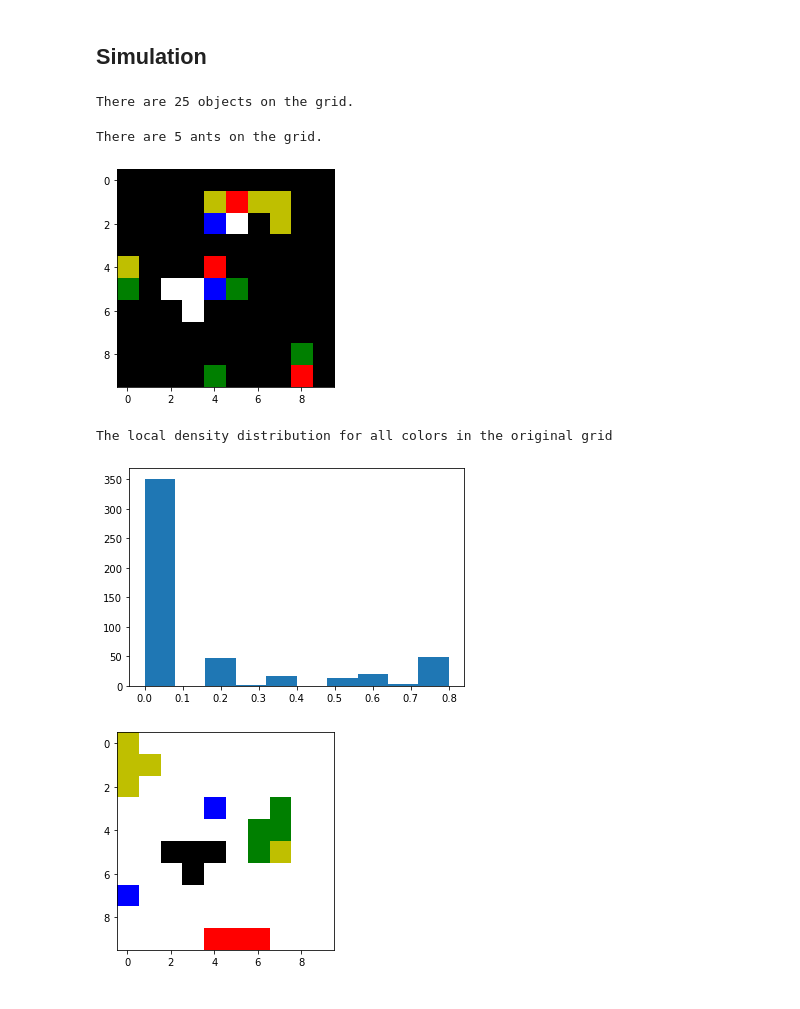
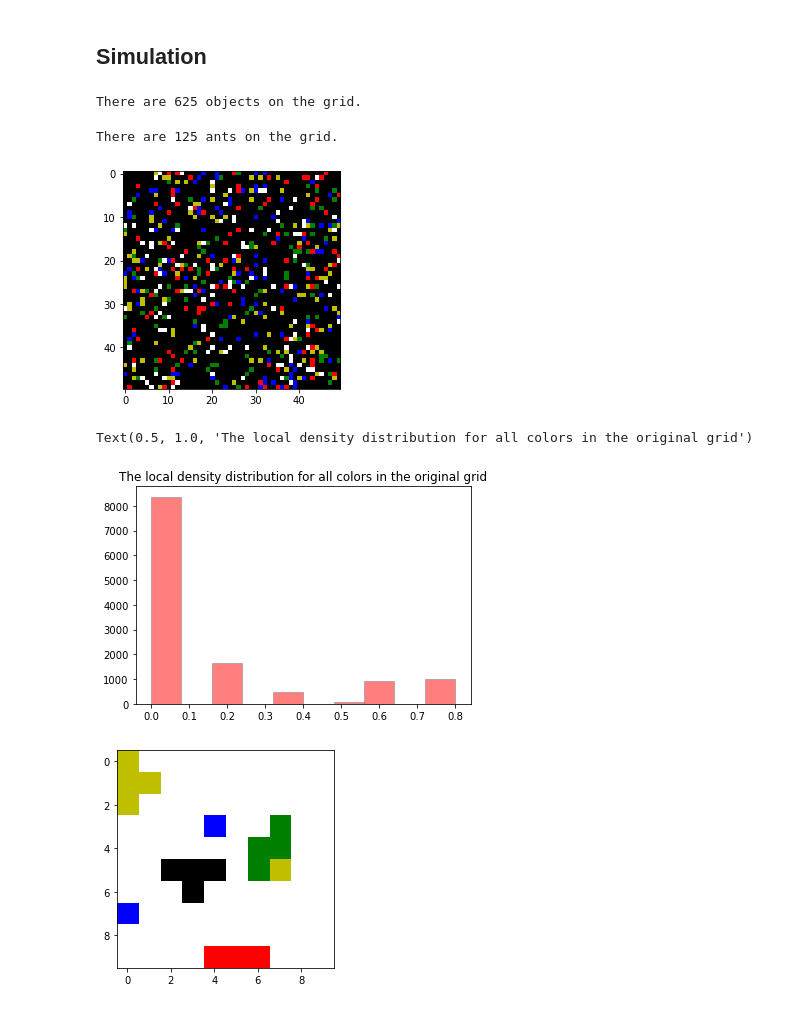
Before and after one commit to yvlaere/ant_sorting, a Jupyter notebook: ant_sorting.ipynb, the cells around one changed output. Cells and saved outputs as stored; diff of their text form; code cells hidden in the pictures.

```diff
--- a/ant_sorting.ipynb
+++ b/ant_sorting.ipynb
@@ -88,7 +88,7 @@ def drop_probability(local_density, k2):
 # %% [markdown]
 ## Simulation
 # %%
-grid_size = 10
+grid_size = 50
 ant_density = 0.05
 object_density = 0.25
 n_object_types = 5
@@ -128,25 +128,26 @@ def initiate_ants(grid_size, ant_density):
 # %%
 original_grid = initiate_grid(grid_size, object_density, n_object_types)
 # %% [output]
-There are 25 objects on the grid.
+There are 625 objects on the grid.
 # %%
 ants = initiate_ants(grid_size, ant_density)
 # %% [output]
-There are 5 ants on the grid.
+There are 125 ants on the grid.
 # %%
 plt.imshow(original_grid, cmap = matplotlib.colors.ListedColormap(['k', 'r', 'y', 'b', 'w', 'g']));
 # %% [output]
-[figure, old version]
+[figure, new version]
 # %%
 densities = []
 for color in range(n_object_types):
     for x in range(grid_size):
         for y in range(grid_size):
             densities.append(local_density(x, y, color, original_grid, alpha))
-plt.hist(densities); print("The local density distribution for all colors in the original grid")
+plt.hist(densities, color = 'red', alpha = 0.5, edgecolor = 'gray');
+plt.title("The local density distribution for all colors in the original grid")
 # %% [output]
-The local density distribution for all colors in the original grid
+Text(0.5, 1.0, 'The local density distribution for all colors in the original grid')
-[figure, old version]
+[figure, new version]
 # %%
 def run_simulation(original_grid, ants, t_total, k1, k2, alpha):
 
```
